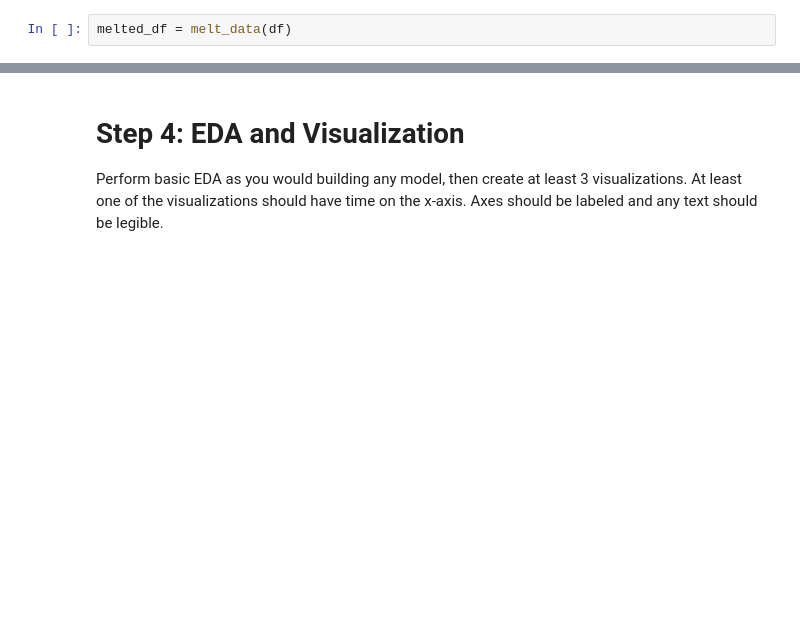
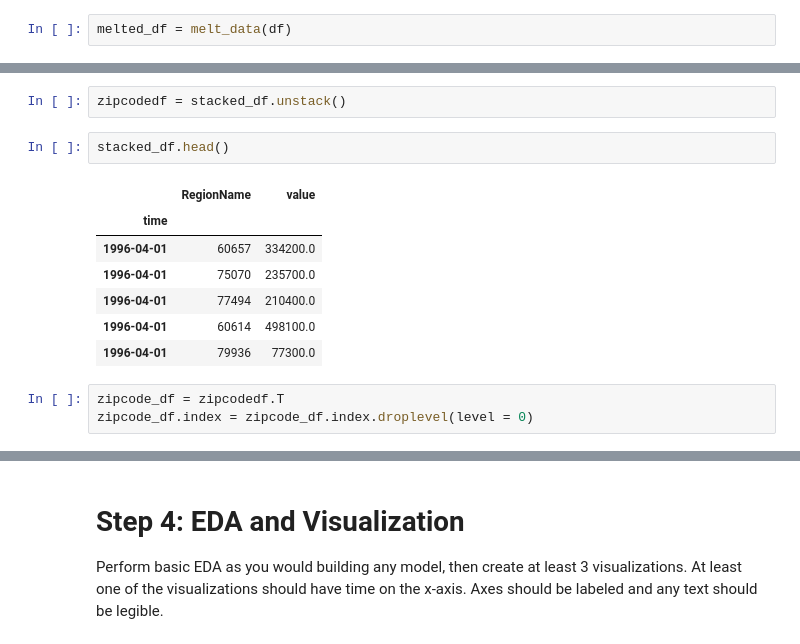
Before and after one commit to harrisonmiller13/nyc-mhtn-ds-060319-lectures, a Jupyter notebook: Mod_4/Mod_4_Project/mod_4_starter_notebook.ipynb, the cells around one changed output, grey strips where cells are left out. Cells and saved outputs as stored; diff of their text form; blank space fills up the shorter version.

```diff
--- a/Mod_4/Mod_4_Project/mod_4_starter_notebook.ipynb
+++ b/Mod_4/Mod_4_Project/mod_4_starter_notebook.ipynb
@@ -109,0 +150,15 @@ melted_df.head()
+# %%
+zipcodedf = stacked_df.unstack()
+# %%
+stacked_df.head()
+# %% [output]
+|  | RegionName | value |
+| time |  |  |
+| 1996-04-01 | 60657 | 334200.0 |
+| 1996-04-01 | 75070 | 235700.0 |
+| 1996-04-01 | 77494 | 210400.0 |
+| 1996-04-01 | 60614 | 498100.0 |
+| 1996-04-01 | 79936 | 77300.0 |
+# %%
+zipcode_df = zipcodedf.T
+zipcode_df.index = zipcode_df.index.droplevel(level = 0)
```
Also changed, not shown: parts of 14 cells of this notebook.
